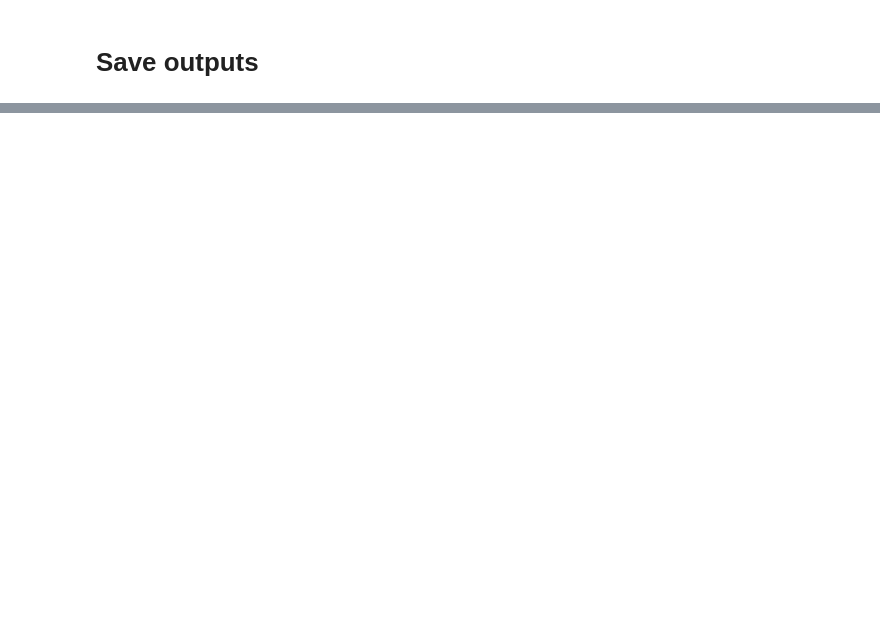
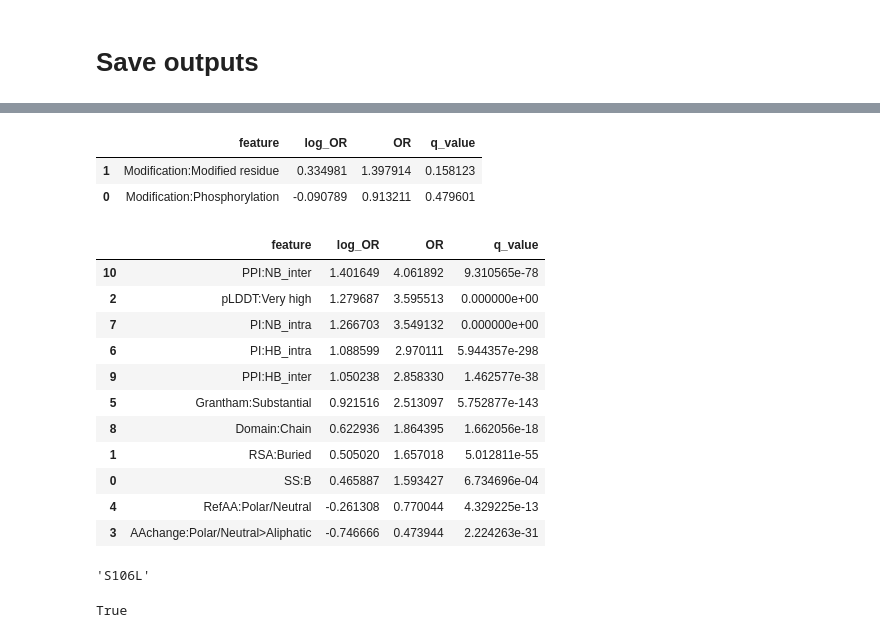
Before and after one commit to broadinstitute/missense-pfes, a Jupyter notebook: notebooks/compute_PFES.ipynb, the cells around one changed output, grey strips where cells are left out. Drawn from its saved outputs; the diff is of its cells as text; code cells hidden in the pictures; blank space fills up the shorter version.

```diff
--- a/notebooks/compute_PFES.ipynb
+++ b/notebooks/compute_PFES.ipynb
@@ -33,7 +34,7 @@ distance_matrix = DISTANCE_MATRIX
 home_dir = '..'
 gene     = 'SOD1'
 uniprot  = 'P00441'
-variants = 'S106L'   # comma-separated; single variant also works
+variants = 'M1V, S106L'   # comma-separated; single variant also works
 # %% [markdown]
 # Fetch protein features
 # %%
@@ -69,7 +70,7 @@ Final variant list: ['S106L']
 # %% [markdown]
 # Retrieve PANTHER protein class
 # %%
-GCS_META_URL = 'https://storage.googleapis.com/g2p-portal/portal_data/2026_q1_data/uniprot_metadata.tsv'
+GCS_META_URL = f'https://storage.googleapis.com/g2p-portal/portal_data/{g2p_ver}_data/uniprot_metadata.tsv'
 try:
     r = requests.get(GCS_META_URL); r.raise_for_status()
     meta = pd.read_csv(StringIO(r.text), sep='\t')
@@ -461,7 +402,7 @@ def _add_panel(fig, row_idx, panel, landscape, encoded_refaa, log_ors, sig_stats
 PARTITION_COLORS = {'PF-Enriched':'red', 'PF-Depleted':'blue', 'PF-Neutral':'gray'}
 SCORE_COLS       = ['PFES','PFES_Physicochemical','PFES_Structure',
                     'PFES_Domain','PFES_Function','PFES_Modification','PFES_PPI']
-PRESENCE_BASED   = {'PFES_Function','PFES_PPI'}
+PRESENCE_BASED   = {}#'PFES_Function','PFES_PPI'}
 
 LOOKUP_PATH = f'{home_dir}/data/pfes_pvalue_lookup.tsv'
 lookup      = pd.read_csv(LOOKUP_PATH, sep='\t')
@@ -469,16 +410,16 @@ lookup_idx  = {col: grp.set_index('pfes_value')
                for col, grp in lookup.groupby('score_col')}
 
 def interpret_score(col, score):
-    if pd.isna(score): return np.nan, np.nan, 'N/A'
+    if pd.isna(score): return np.nan, np.nan, 'PF-Neutral'
     if col in PRESENCE_BASED:
         return np.nan, np.nan, 'PF-Enriched' if score>0 else 'PF-Neutral'
     sub = lookup_idx[col]
     idx = sub.index[np.abs(sub.index - score).argmin()]
-    p_enr, p_dep = sub.loc[idx,'p_enriched'], sub.loc[idx,'p_depleted']
-    if   p_enr < 0.05: partition = 'PF-Enriched'
-    elif p_dep < 0.05: partition = 'PF-Depleted'
+    p_case, p_control = sub.loc[idx,'p_case'], sub.loc[idx,'p_control']
+    if   p_control < 0.05: partition = 'PF-Enriched'
+    elif p_case < 0.05: partition = 'PF-Depleted'
     else:              partition = 'PF-Neutral'
-    return float(p_enr), float(p_dep), partition
+    return float(p_case), float(p_control), partition
 
 variant_results = []
 for v in variant_list:
@@ -502,11 +443,13 @@ for v in variant_list:
         }
         interp_rows = []
         for col in SCORE_COLS:
-            p_enr, p_dep, part = interpret_score(col, v_scores[col])
+            vscore = v_scores[col]
+            vscore = np.nan if vscore == 0 else vscore
+            p_case, p_control, part = interpret_score(col, vscore)
             interp_rows.append({
                 'attribute':  col.replace('PFES_','') if col!='PFES' else 'Overall',
-                'score':      v_scores[col],
-                'p_enriched': p_enr, 'p_depleted': p_dep, 'partition': part,
+                'score':      vscore,
+                'p_case': p_case, 'p_control': p_control, 'partition': part,
             })
         v_interp_df = pd.DataFrame(interp_rows)
 
@@ -518,19 +461,22 @@ for v in variant_list:
             {'feature': feat, 'log_OR': lo,
                 'OR': sig_stats[feat]['OR'], 'q_value': sig_stats[feat]['q_value']}
             for feat, lo in log_ors.items()
-            if feat in feat_row.index and feat_row[feat]
-        ]
+            if feat in feat_row.index and feat_row[feat]]
+        if len(sig_hits) > 0:
+            v_sig_df    = pd.DataFrame(sig_hits).sort_values('log_OR', ascending=False)
+        else:
+            v_sig_df = pd.DataFrame(columns=['feature','log_OR','OR','q_value'])
 
         insig_hits = [
             {'feature': feat, 'log_OR': np.log(odd_ratio_data.loc[feat,'OR']),
                 'OR':(odd_ratio_data.loc[feat,'OR']),
                 'q_value': odd_ratio_data.loc[feat,'q_value']}
             for feat in feat_row[feat_row].index
-            if feat not in sig_stats
-        ]
-
-        v_sig_df    = pd.DataFrame(sig_hits).sort_values('log_OR', ascending=False)
-        v_insig_df  = pd.DataFrame(insig_hits).sort_values('log_OR', ascending=False)
+            if feat not in sig_stats]
+        if len(insig_hits) > 0:
+            v_insig_df  = pd.DataFrame(insig_hits).sort_values('log_OR', ascending=False)
+        else:
+            v_insig_df = pd.DataFrame(columns=['feature','log_OR','OR','q_value'])
 
         # enc_v     = add_variant_features(encoded_feature_refaa, a_aa)
         # feat_cols = [c for c in enc_v.columns if c not in ('ResID','RefAA')]
@@ -820,0 +832,30 @@ All outputs saved to '../results/pfes_output/pfes_output_SOD1/'
+# %%
+v_insig_df
+# %% [output]
+|  | feature | log_OR | OR | q_value |
+| 1 | Modification:Modified residue | 0.334981 | 1.397914 | 0.158123 |
+| 0 | Modification:Phosphorylation | -0.090789 | 0.913211 | 0.479601 |
+# %%
+v_sig_df
+#v_interp_df
+# %% [output]
+|  | feature | log_OR | OR | q_value |
+| 10 | PPI:NB_inter | 1.401649 | 4.061892 | 9.310565e-78 |
+| 2 | pLDDT:Very high | 1.279687 | 3.595513 | 0.000000e+00 |
+| 7 | PI:NB_intra | 1.266703 | 3.549132 | 0.000000e+00 |
+| 6 | PI:HB_intra | 1.088599 | 2.970111 | 5.944357e-298 |
+| 9 | PPI:HB_inter | 1.050238 | 2.858330 | 1.462577e-38 |
+| 5 | Grantham:Substantial | 0.921516 | 2.513097 | 5.752877e-143 |
+| 8 | Domain:Chain | 0.622936 | 1.864395 | 1.662056e-18 |
+| 1 | RSA:Buried | 0.505020 | 1.657018 | 5.012811e-55 |
+| 0 | SS:B | 0.465887 | 1.593427 | 6.734696e-04 |
+| 4 | RefAA:Polar/Neutral | -0.261308 | 0.770044 | 4.329225e-13 |
+| 3 | AAchange:Polar/Neutral>Aliphatic | -0.746666 | 0.473944 | 2.224263e-31 |
+# %%
+v
+# %% [output]
+'S106L'
+# %%
+pd.isna(v_interp_df[v_interp_df['attribute']=='Function'].score.values[0])
+# %% [output]
+True
```
Also changed, not shown: parts of 9 cells of this notebook, 4 other files.
